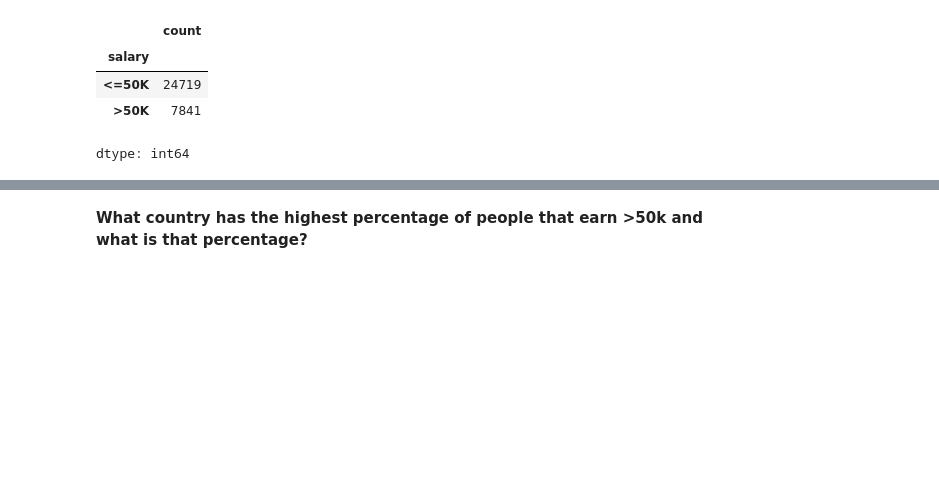
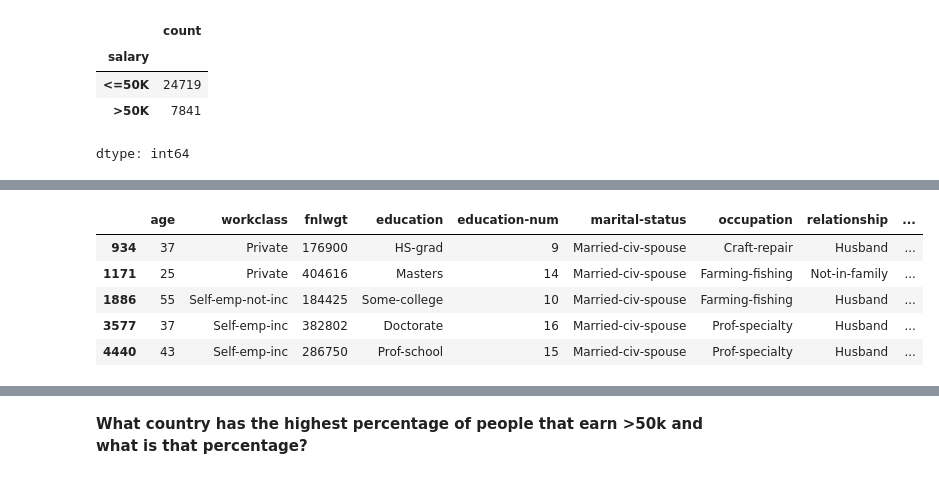
Before and after one commit to mfernandezzz/Data-Analysis-Projects, a Jupyter notebook: demographic_data_analyzer.ipynb, the cells around one changed output, grey strips where cells are left out. Saved outputs shown, nothing was run; the diff lists cells and outputs as text; code cells hidden in the pictures; blank space fills up the shorter version.

```diff
--- a/demographic_data_analyzer.ipynb
+++ b/demographic_data_analyzer.ipynb
@@ -347,0 +399,12 @@ dtype: int64
+# %%
+max_hours_mask = (df['hours-per-week'] == 99) & (df['salary'].str.contains('>50K'))
+# df.loc[max_hours_mask].shape[0]
+df_max_hours = df.loc[max_hours_mask]
+df_max_hours.head()
+# %% [output]
+|  | age | workclass | fnlwgt | education | education-num | marital-status | occupation | relationship | ... |
+| 934 | 37 | Private | 176900 | HS-grad | 9 | Married-civ-spouse | Craft-repair | Husband | ... |
+| 1171 | 25 | Private | 404616 | Masters | 14 | Married-civ-spouse | Farming-fishing | Not-in-family | ... |
+| 1886 | 55 | Self-emp-not-inc | 184425 | Some-college | 10 | Married-civ-spouse | Farming-fishing | Husband | ... |
+| 3577 | 37 | Self-emp-inc | 382802 | Doctorate | 16 | Married-civ-spouse | Prof-specialty | Husband | ... |
+| 4440 | 43 | Self-emp-inc | 286750 | Prof-school | 15 | Married-civ-spouse | Prof-specialty | Husband | ... |
```
Also changed, not shown: parts of 75 cells of this notebook.
